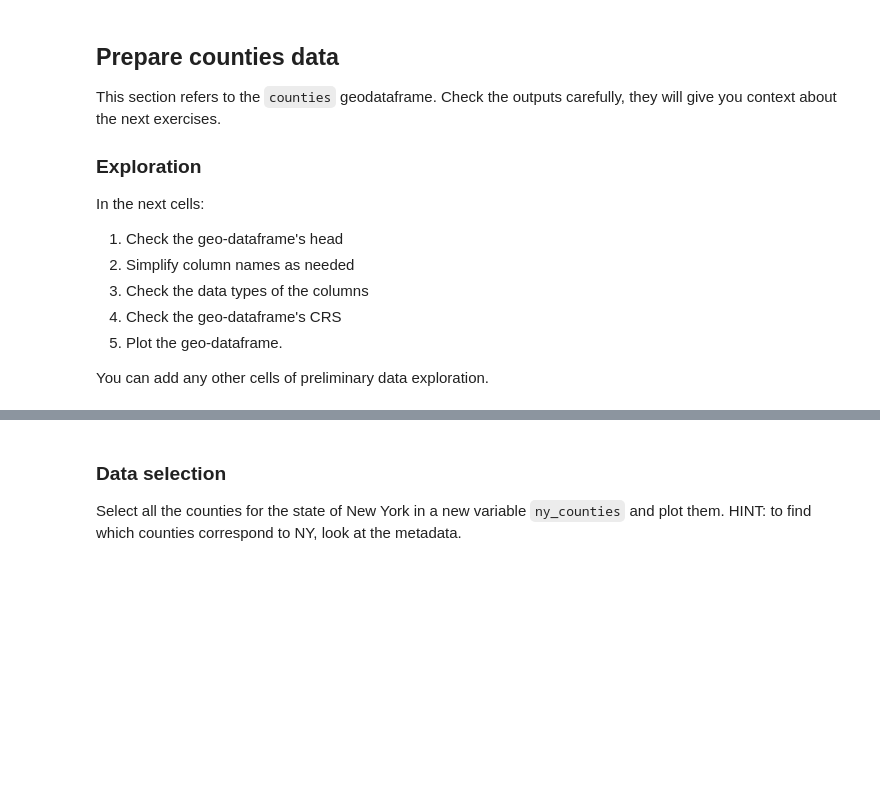
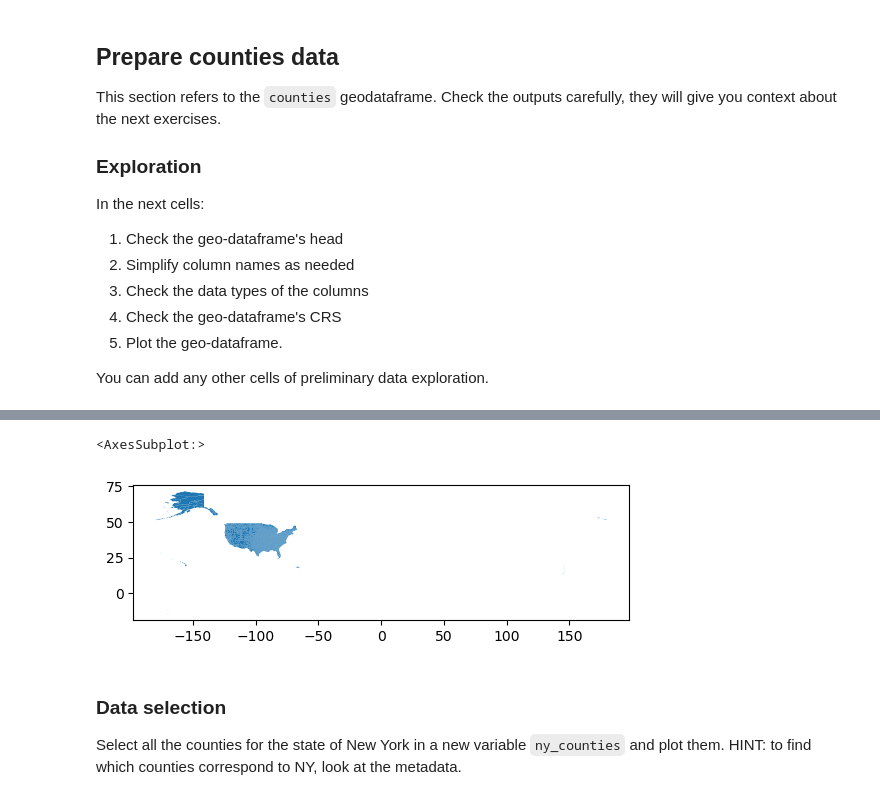
Before and after one commit to cnordheim-maestas/eds-220-hwk3, a Jupyter notebook: hwk3-task1-spills (1).ipynb, the cells around one changed output, grey strips where cells are left out. Drawn from its saved outputs; the diff is of its cells as text; code cells hidden in the pictures; blank space fills up the shorter version.

```diff
--- a/hwk3-task1-spills (1).ipynb
+++ b/hwk3-task1-spills (1).ipynb
@@ -176,3 +319,10 @@ You can add any other cells of preliminary data exploration.
+# %%
+# 5. Plot the geo-dataframe.
+# simple plot
+county.plot()
+# %% [output]
+<AxesSubplot:>
+[figure, added]
 # %% [markdown]
 ### Data selection
 
```
Also changed, not shown: parts of 40 cells of this notebook.
